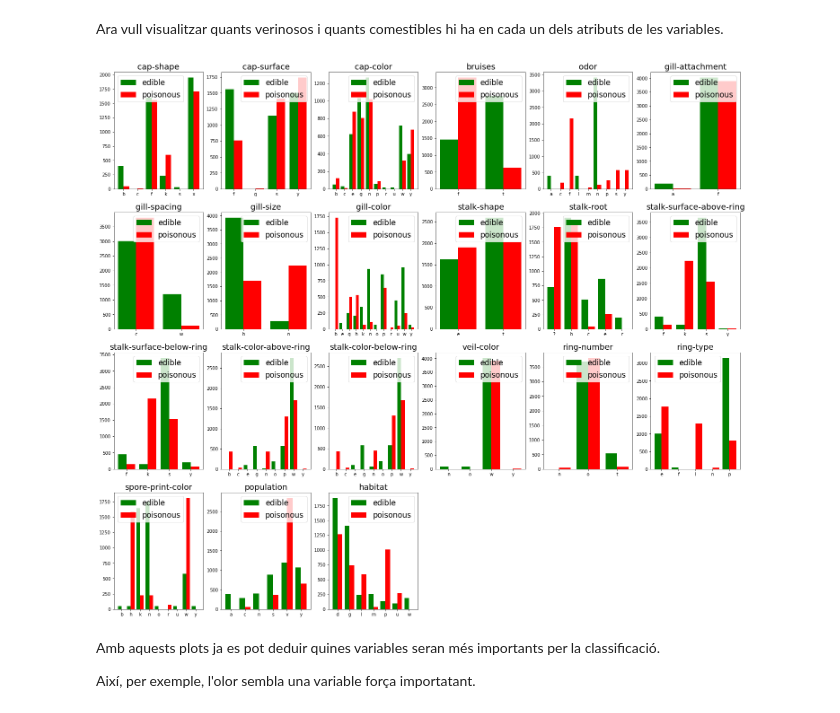
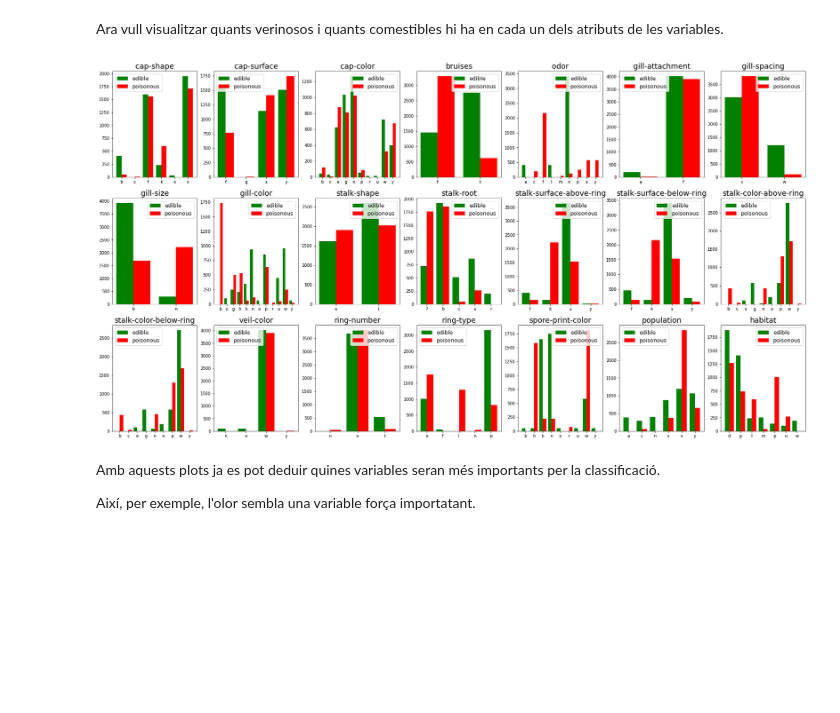
Before and after one commit to AlbertRoca29/Mushrooms, a Jupyter notebook: mushrooms.ipynb, the cells around one changed output. Drawn from its saved outputs; the diff is of its cells as text; code cells hidden in the pictures; blank space fills up the shorter version.

```diff
--- a/mushrooms.ipynb
+++ b/mushrooms.ipynb
@@ -133,10 +155,10 @@ y = dataset['class'] == 'e'     # class: Poisonous  = 0 , Eatable = 1
 # %% [markdown]
 ### Visualització amb Boxplots de les diferents variables
 # %%
-fig = plt.figure(figsize=(28,22))
+fig = plt.figure(figsize=(30,16))
 i=1
 for col in X.columns:
-    ax = fig.add_subplot(4,6, i)
+    ax = fig.add_subplot(3,7, i)
     b = sns.countplot(data = dataset, x = col)
     b.set_xlabel(col,fontsize=13)
     i+=1
@@ -145,29 +167,29 @@ for col in X.columns:
 # %% [markdown]
 Ara vull visualitzar quants verinosos i quants comestibles hi ha en cada un dels atributs de les variables.
 # %%
-fig = plt.figure(figsize=(25,22))
+fig = plt.figure(figsize=(30,16))
 a=1
 for c in X.columns:
-    ax = fig.add_subplot(4,6, a)
+    ax = fig.add_subplot(3,7, a)
     poisonous = []
     edibles = []
     for i in np.unique(X[c]):
         size = len(dataset[dataset[c] == i].index)
         e = len(dataset[(dataset[c] == i) & (dataset['class'] == 'e')].index)
         edibles.append(e)
         poisonous.append(size-e)
     width = 0.40
     ind = np.arange(len(np.unique(X[c])))
     edible_bars = plt.bar(ind, edibles , width, color='green')
     poison_bars = plt.bar(ind+width, poisonous , width, color='red')
 
     ax.set_title(c,fontsize=18)
     ax.set_xticks(ind + width / 2)
     ax.set_xticklabels(np.unique(X[c]))
     ax.legend((edible_bars,poison_bars),('edible','poisonous'),fontsize=13)
     a+=1
 # %% [output]
-[figure, old version]
+[figure, new version]
 # %% [markdown]
 Amb aquests plots ja es pot deduir quines variables seran més importants per la classificació.
 
```
Also changed, not shown: parts of 38 cells of this notebook.
